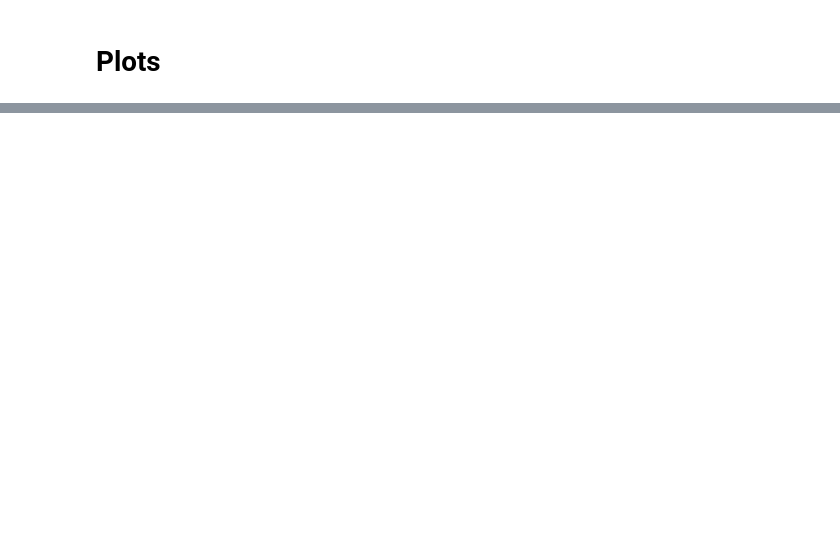
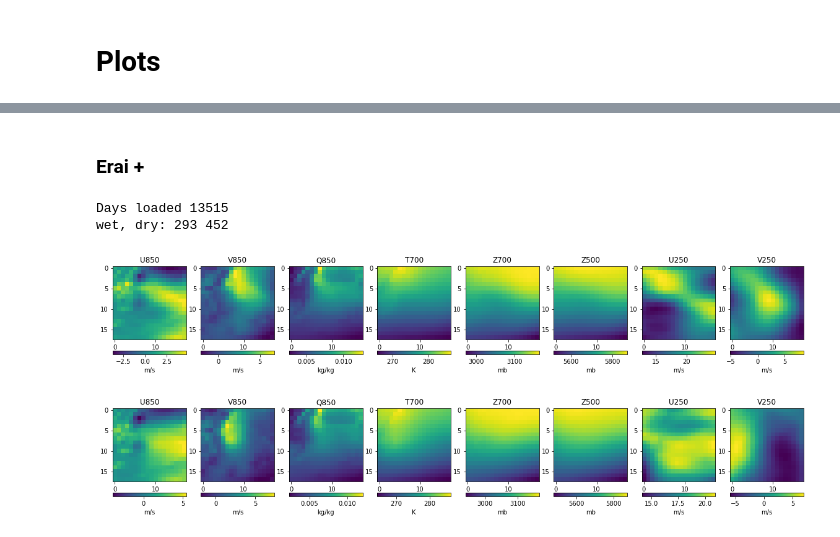
Before and after one commit to NCAR/ml-sm-dk-hf, a Jupyter notebook: notebooks/rain-days-via-xarray.ipynb, the cells around one changed output, grey strips where cells are left out. Saved outputs shown, nothing was run; the diff lists cells and outputs as text; code cells hidden in the pictures; blank space fills up the shorter version.

```diff
--- a/notebooks/rain-days-via-xarray.ipynb
+++ b/notebooks/rain-days-via-xarray.ipynb
@@ -309,0 +227,14 @@ for ii in range(8):
+# %% [markdown]
+### Erai +
+# %%
+# Eraint+gridmet: hist
+rainsignal = xr.open_dataset('/glade/work/mcginnis/DCA/data/gen/final/gridmet/hist/prec.hist.gridMET.obs.day.1980-2005.NAM-22i.SGP.x098.y36.nc')['prec']
+load_uatm_erai()
+calc_wet_dry_average(rainsignal)
+plot_rain(raininput)
+plot_dry(dryinput)
+# %% [output]
+Days loaded 13515
+wet, dry: 293 452
+[figure, added]
+[figure, added]
```
Also changed, not shown: parts of 19 cells of this notebook.
